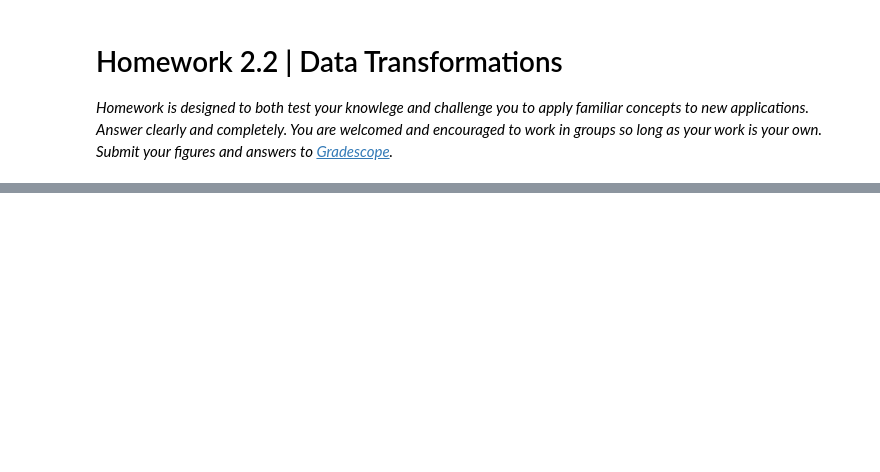
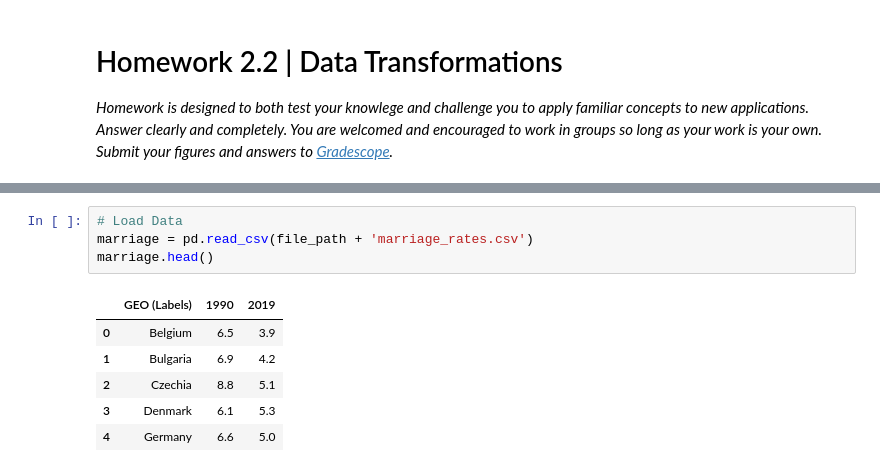
Before and after one commit to tayweid/tayweid.github.io, a Jupyter notebook: econ-0150/parts/part-2-2/Homework_2_2_sols.ipynb, the cells around one changed output, grey strips where cells are left out. Drawn from its saved outputs; the diff is of its cells as text; blank space fills up the shorter version.

```diff
--- a/econ-0150/parts/part-2-2/Homework_2_2_sols.ipynb
+++ b/econ-0150/parts/part-2-2/Homework_2_2_sols.ipynb
@@ -52,0 +18,11 @@ recent_rate[(recent_rate.Continent == 'Oceania') & (recent_rate['Marriage Rate']
+# %%
+# Load Data
+marriage = pd.read_csv(file_path + 'marriage_rates.csv')
+marriage.head()
+# %% [output]
+|  | GEO (Labels) | 1990 | 2019 |
+| 0 | Belgium | 6.5 | 3.9 |
+| 1 | Bulgaria | 6.9 | 4.2 |
+| 2 | Czechia | 8.8 | 5.1 |
+| 3 | Denmark | 6.1 | 5.3 |
+| 4 | Germany | 6.6 | 5.0 |
```
Also changed, not shown: parts of 25 cells of this notebook, 13 other files.
